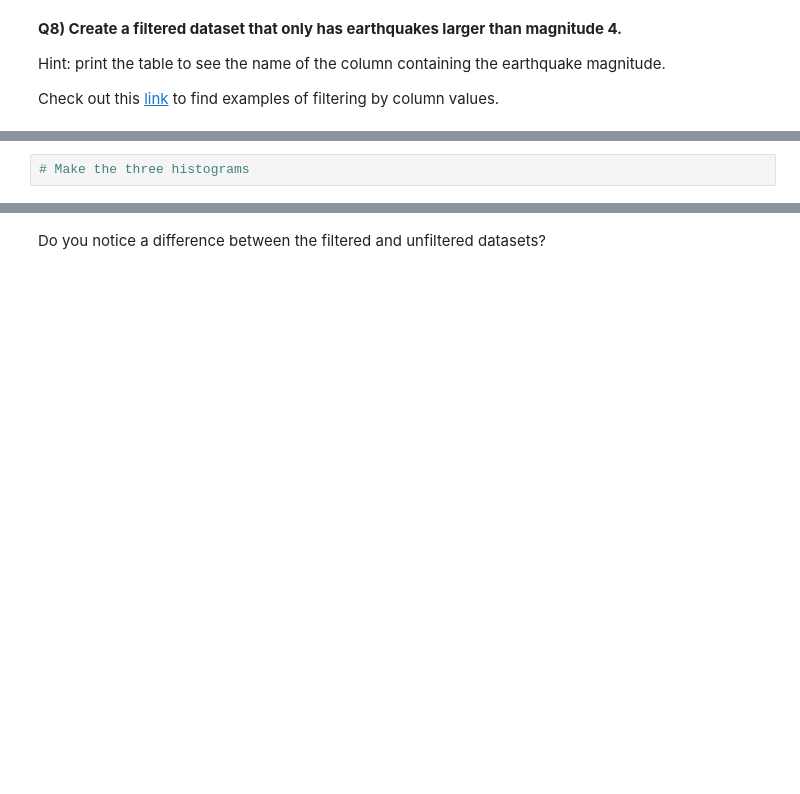
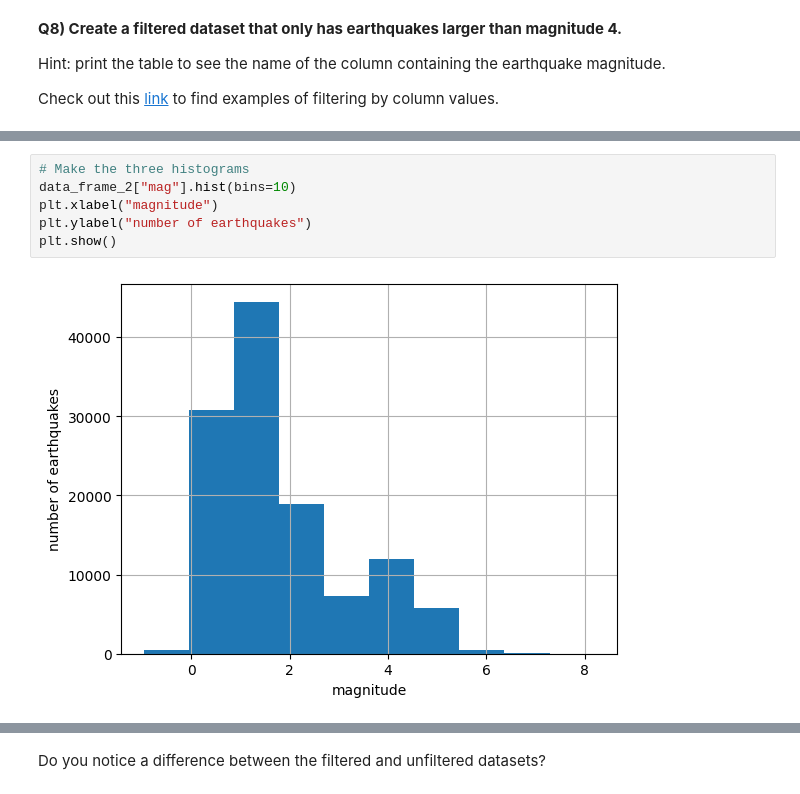
Before and after one commit to Lorena-garciamorais/2026_Intro_Python, a Jupyter notebook: live/part-I/1.5-pandas-environmental-exercises.ipynb, the cells around one changed output, grey strips where cells are left out. Cells and saved outputs as stored; diff of their text form; blank space fills up the shorter version.

```diff
--- a/live/part-I/1.5-pandas-environmental-exercises.ipynb
+++ b/live/part-I/1.5-pandas-environmental-exercises.ipynb
@@ -287,5 +362,11 @@ side.
 <img src="https://raw.githubusercontent.com/gse-unil/2026_MLEES_book/main/part-I/_static/1.5-target-hist-filtered-unfiltered.png" alt="Two histograms of earthquake magnitude side by side, one for events above magnitude 4 and one for the whole catalog" width="100%">
 
 <em>The filtered and unfiltered magnitude distributions, drawn on their own count axes.</em>
-# %%
-# Make the three histograms
+# %%
+# Make the three histograms
+data_frame_2["mag"].hist(bins=10)
+plt.xlabel("magnitude")
+plt.ylabel("number of earthquakes")
+plt.show()
+# %% [output]
+[figure, added]
```
Also changed, not shown: parts of 9 cells of this notebook.
